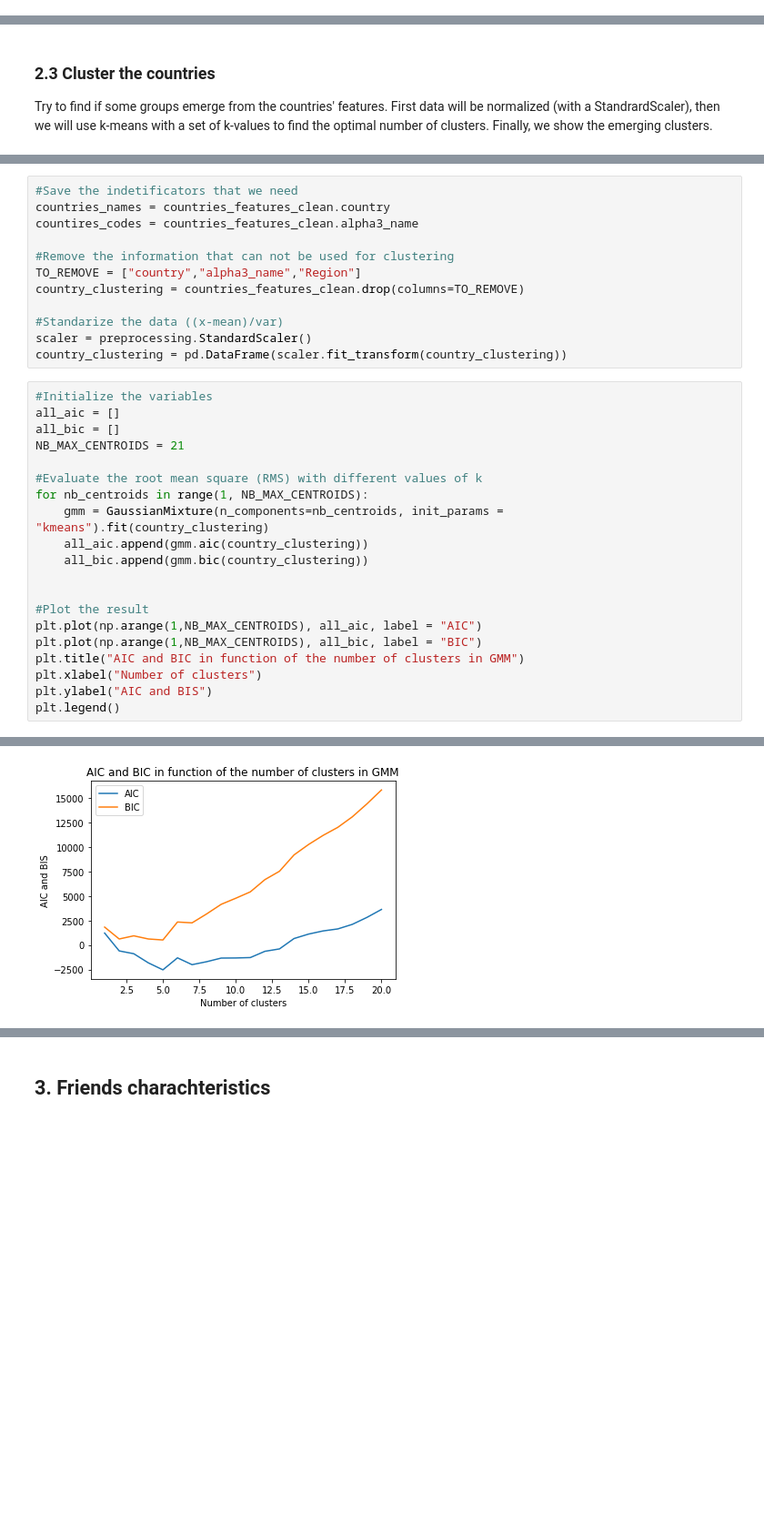
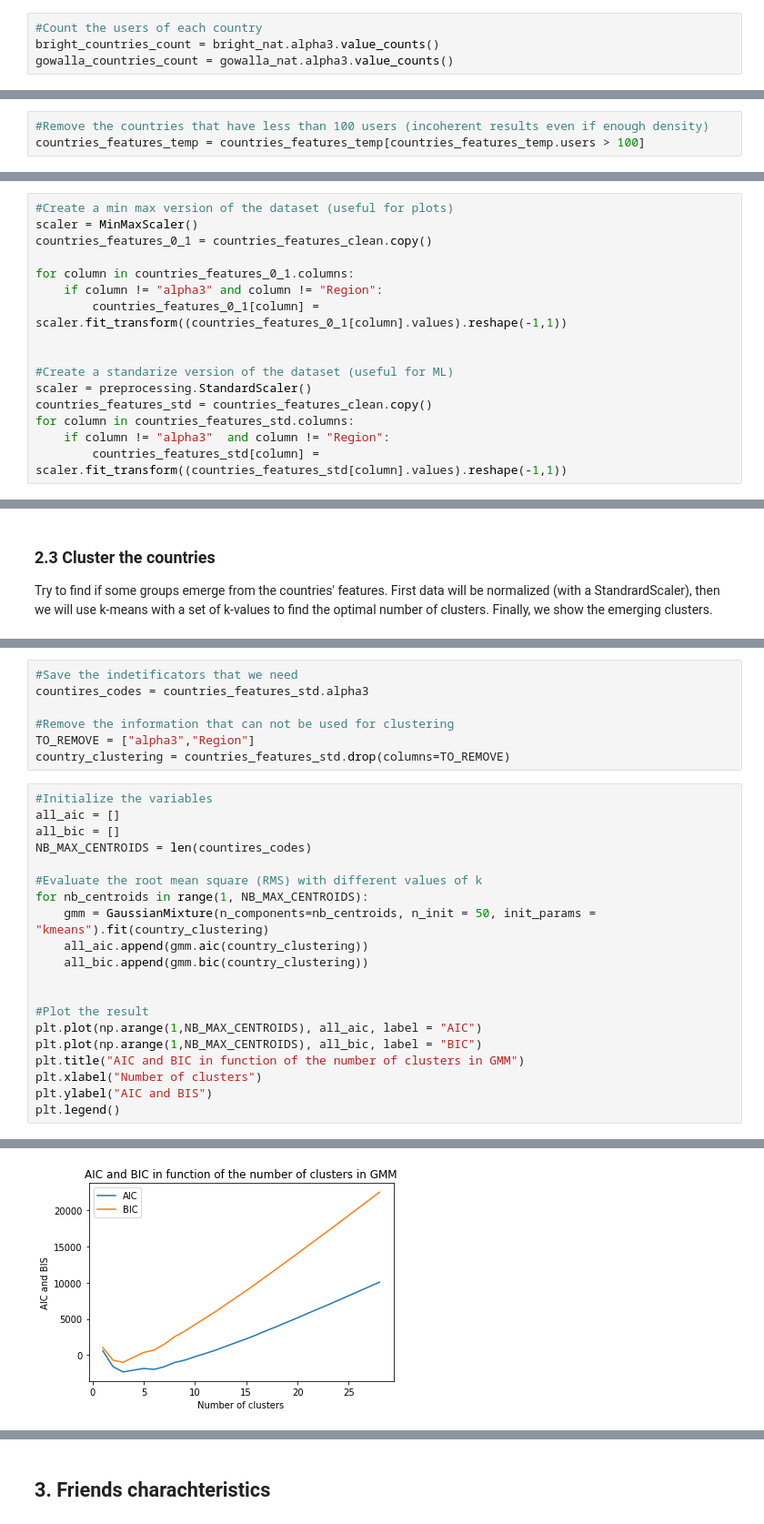
Before and after one commit to asreva/ada-2020-project-milestone-p3-p3_ada-dream-team, a Jupyter notebook: friendship_and_home_position.ipynb, the cells around one changed output, grey strips where cells are left out. Shown at 91% size. Cells and saved outputs as stored; diff of their text form; blank space fills up the shorter version.

```diff
--- a/friendship_and_home_position.ipynb
+++ b/friendship_and_home_position.ipynb
@@ -458,3 +438,7 @@ bright_count = bright_count[bright_count.index != "Guadeloupe"]
+# %%
+#Count the users of each country
+bright_countries_count = bright_nat.alpha3.value_counts()
+gowalla_countries_count = gowalla_nat.alpha3.value_counts()
 # %%
 #Do a safety guard
 countries_features_temp = countries_features
@@ -476,3 +509,6 @@ countries_features_temp["density_users"] = countries_features_temp["users"]/(cou
+# %%
+#Remove the countries that have less than 100 users (incoherent results even if enough density)
+countries_features_temp = countries_features_temp[countries_features_temp.users > 100]
 # %%
 # Plot the density distribution (add Alpha 3 just for the plot)
 temp = countries_features_temp.copy()
@@ -530,3 +565,19 @@ countries_features_clean.sample(4)
+# %%
+#Create a min max version of the dataset (useful for plots)
+scaler = MinMaxScaler()
+countries_features_0_1 = countries_features_clean.copy()
+
+for column in countries_features_0_1.columns:
+    if column != "alpha3" and column != "Region":
+        countries_features_0_1[column] = scaler.fit_transform((countries_features_0_1[column].values).reshape(-1,1))
+
+
+#Create a standarize version of the dataset (useful for ML)
+scaler = preprocessing.StandardScaler()
+countries_features_std = countries_features_clean.copy()
+for column in countries_features_std.columns:
+    if column != "alpha3"  and column != "Region":
+        countries_features_std[column] = scaler.fit_transform((countries_features_std[column].values).reshape(-1,1))
 # %%
 # Plot the countries in the final dataset (add Alpha 3 just for the plot)
 temp = countries_features_clean
@@ -561,37 +611,32 @@ color_names.extend(["gray","brown","orange","lightgreen","cyan"])
 NB_MAX_GRP = len(color_names)
 # %%
 #Save the indetificators that we need
-countries_names = countries_features_clean.country
-countires_codes = countries_features_clean.alpha3_name
+countires_codes = countries_features_std.alpha3
 
 #Remove the information that can not be used for clustering
-TO_REMOVE = ["country","alpha3_name","Region"]
-country_clustering = countries_features_clean.drop(columns=TO_REMOVE)
-
-#Standarize the data ((x-mean)/var)
-scaler = preprocessing.StandardScaler()
-country_clustering = pd.DataFrame(scaler.fit_transform(country_clustering))
+TO_REMOVE = ["alpha3","Region"]
+country_clustering = countries_features_std.drop(columns=TO_REMOVE)
 # %%
 #Initialize the variables
 all_aic = []
 all_bic = []
-NB_MAX_CENTROIDS = 21
+NB_MAX_CENTROIDS = len(countires_codes)
 
 #Evaluate the root mean square (RMS) with different values of k
 for nb_centroids in range(1, NB_MAX_CENTROIDS):
-    gmm = GaussianMixture(n_components=nb_centroids, init_params = "kmeans").fit(country_clustering)
+    gmm = GaussianMixture(n_components=nb_centroids, n_init = 50, init_params = "kmeans").fit(country_clustering)
     all_aic.append(gmm.aic(country_clustering))
     all_bic.append(gmm.bic(country_clustering))
 
 
 #Plot the result
 plt.plot(np.arange(1,NB_MAX_CENTROIDS), all_aic, label = "AIC")
 plt.plot(np.arange(1,NB_MAX_CENTROIDS), all_bic, label = "BIC")
 plt.title("AIC and BIC in function of the number of clusters in GMM")
 plt.xlabel("Number of clusters")
 plt.ylabel("AIC and BIS")
 plt.legend()
 # %% [output]
 <matplotlib.legend.Legend at 0x...>
-[figure, old version]
+[figure, new version]
 # %% [markdown]
```
Also changed, not shown: parts of 60 cells of this notebook.
